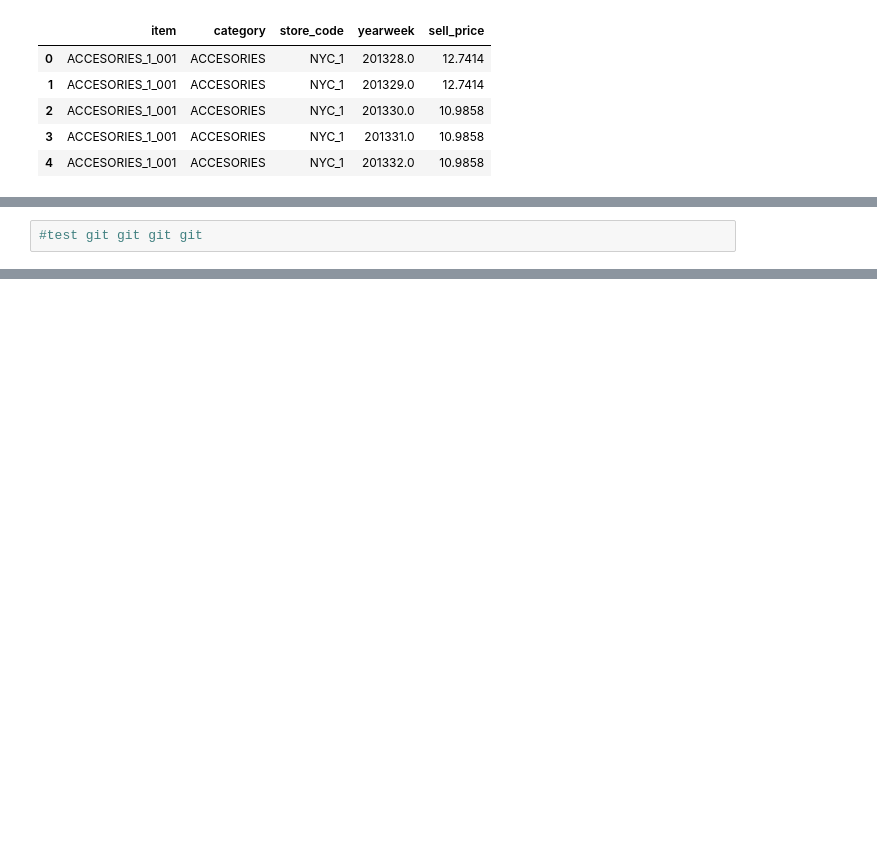
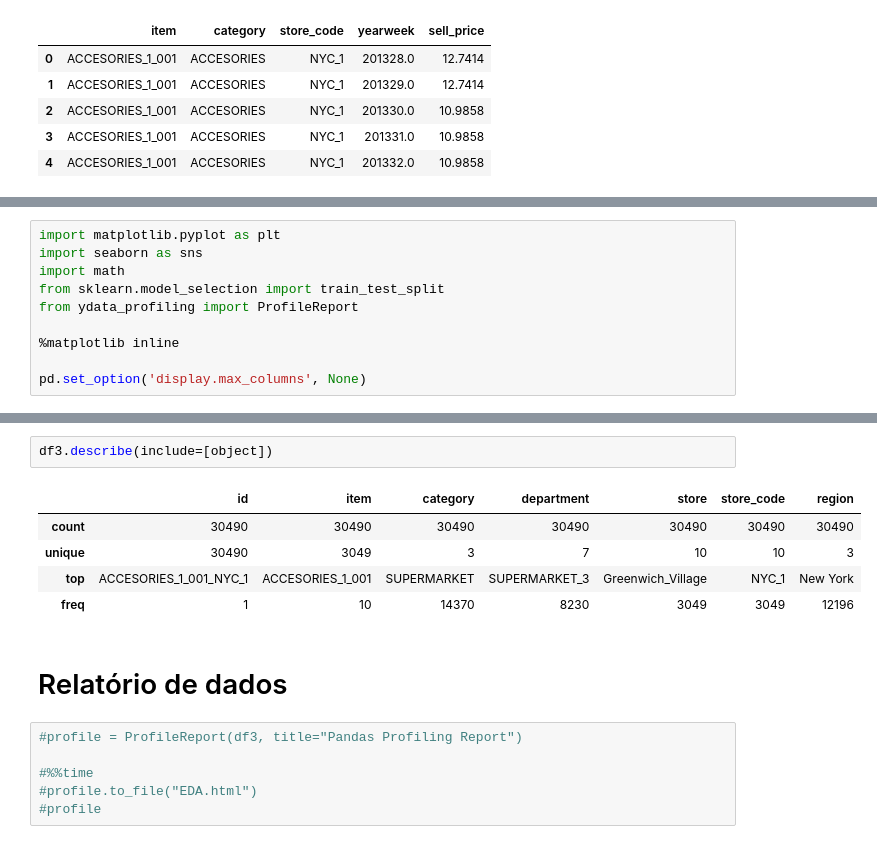
Before and after one commit to DiegoDeMorais1/TFM-grupo2, a Jupyter notebook: tfm.ipynb, the cells around one changed output, grey strips where cells are left out. Drawn from its saved outputs; the diff is of its cells as text; blank space fills up the shorter version.

```diff
--- a/tfm.ipynb
+++ b/tfm.ipynb
@@ -72,4 +72,12 @@ memory usage: 446.6+ MB
 | 3 | ACCESORIES_1_004_NYC_1 | ACCESORIES_1_004 | ACCESORIES | ACCESORIES_1 | Greenwich_Village | NYC_1 | New York | 0 | 0 | 0 | ... |
 | 4 | ACCESORIES_1_005_NYC_1 | ACCESORIES_1_005 | ACCESORIES | ACCESORIES_1 | Greenwich_Village | NYC_1 | New York | 0 | 0 | 0 | ... |
 # %%
-#test git git git git
+import matplotlib.pyplot as plt
+import seaborn as sns
+import math
+from sklearn.model_selection import train_test_split
+from ydata_profiling import ProfileReport
+
+%matplotlib inline
+
+pd.set_option('display.max_columns', None)
@@ -75,0 +131,16 @@ memory usage: 446.6+ MB
+# %%
+df3.describe(include=[object])
+# %% [output]
+|  | id | item | category | department | store | store_code | region |
+| count | 30490 | 30490 | 30490 | 30490 | 30490 | 30490 | 30490 |
+| unique | 30490 | 3049 | 3 | 7 | 10 | 10 | 3 |
+| top | ACCESORIES_1_001_NYC_1 | ACCESORIES_1_001 | SUPERMARKET | SUPERMARKET_3 | Greenwich_Village | NYC_1 | New York |
+| freq | 1 | 10 | 14370 | 8230 | 3049 | 3049 | 12196 |
+# %% [markdown]
+# Relatório de dados
+# %%
+#profile = ProfileReport(df3, title="Pandas Profiling Report")
+
+#%%time
+#profile.to_file("EDA.html")
+#profile
```
Also changed, not shown: parts of 15 cells of this notebook.
